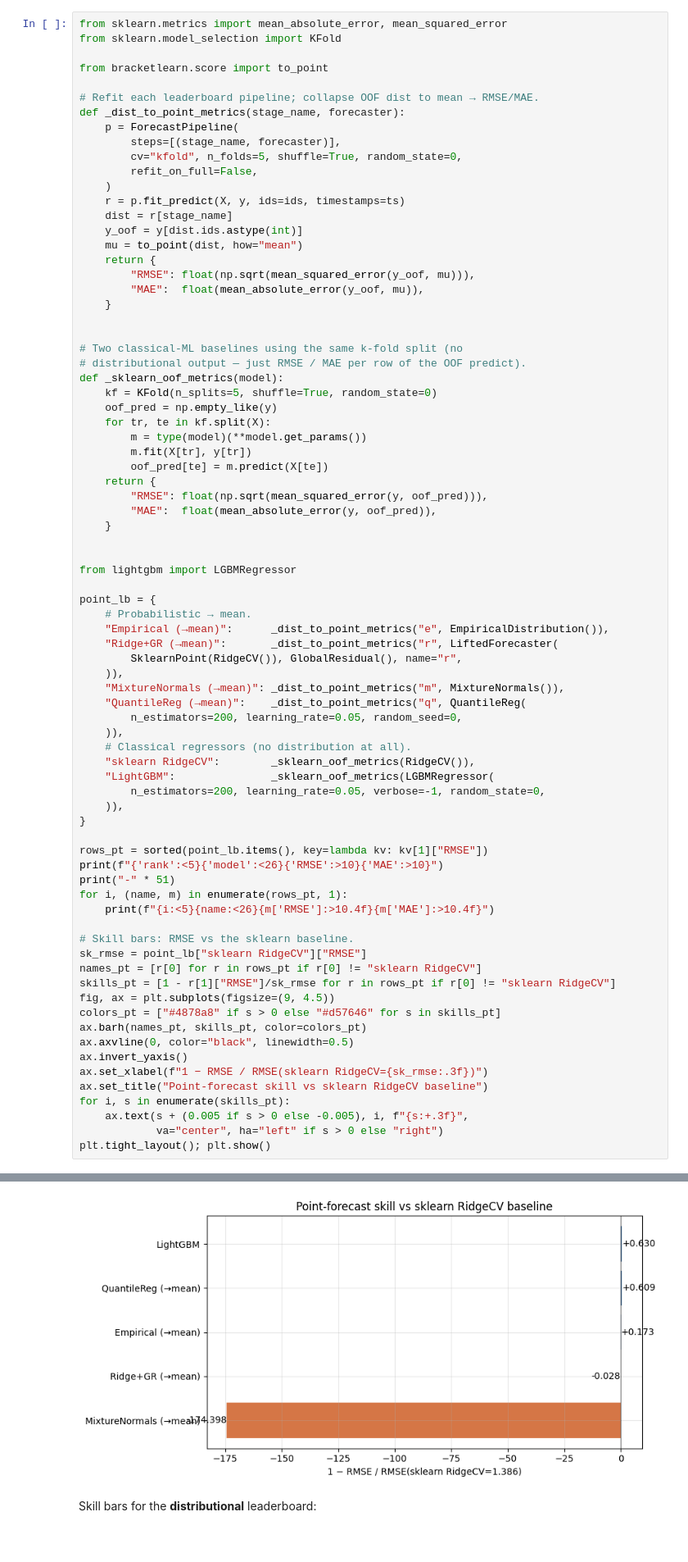
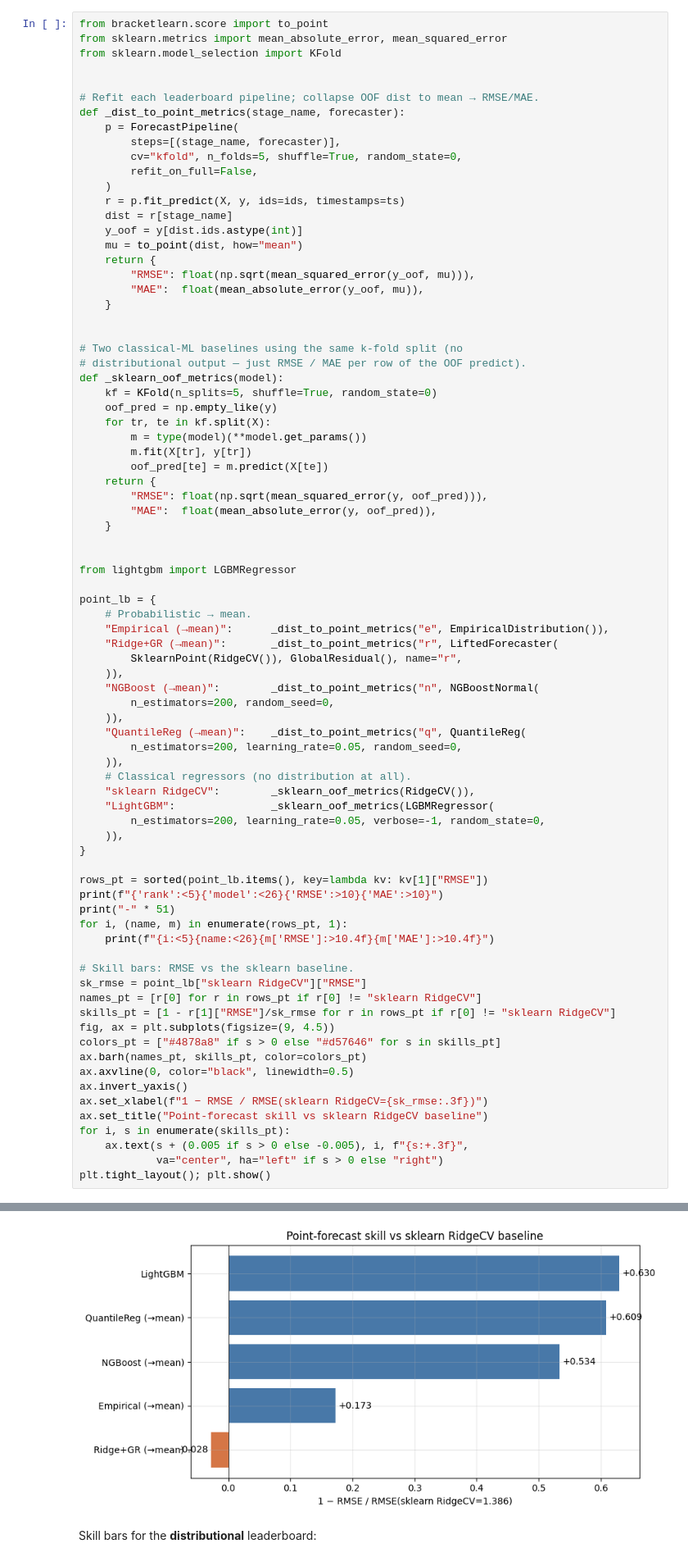
Before and after one commit to FrederikBenirschke/bracket-learn, a Jupyter notebook: notebooks/housing_brackets.ipynb, the cells around one changed output, grey strips where cells are left out. Shown at 82% size. Cells and saved outputs as stored; diff of their text form.

```diff
--- a/notebooks/housing_brackets.ipynb
+++ b/notebooks/housing_brackets.ipynb
@@ -322,10 +330,10 @@ regressor trained with the same CV.
 
 This is the "OK but does it beat sklearn?" check.
 # %%
+from bracketlearn.score import to_point
 from sklearn.metrics import mean_absolute_error, mean_squared_error
 from sklearn.model_selection import KFold
 
-from bracketlearn.score import to_point
 
 # Refit each leaderboard pipeline; collapse OOF dist to mean → RMSE/MAE.
 def _dist_to_point_metrics(stage_name, forecaster):
@@ -367,7 +375,9 @@ point_lb = {
     "Ridge+GR (→mean)":       _dist_to_point_metrics("r", LiftedForecaster(
         SklearnPoint(RidgeCV()), GlobalResidual(), name="r",
     )),
-    "MixtureNormals (→mean)": _dist_to_point_metrics("m", MixtureNormals()),
+    "NGBoost (→mean)":        _dist_to_point_metrics("n", NGBoostNormal(
+        n_estimators=200, random_seed=0,
+    )),
     "QuantileReg (→mean)":    _dist_to_point_metrics("q", QuantileReg(
         n_estimators=200, learning_rate=0.05, random_seed=0,
     )),
@@ -411,4 +421,4 @@ rank model                           RMSE       MAE
-[figure, old version]
+[figure, new version]
 # %% [markdown]
 Skill bars for the **distributional** leaderboard:
 # %%
```
Also changed, not shown: parts of 3 cells of this notebook, 13 other files.
